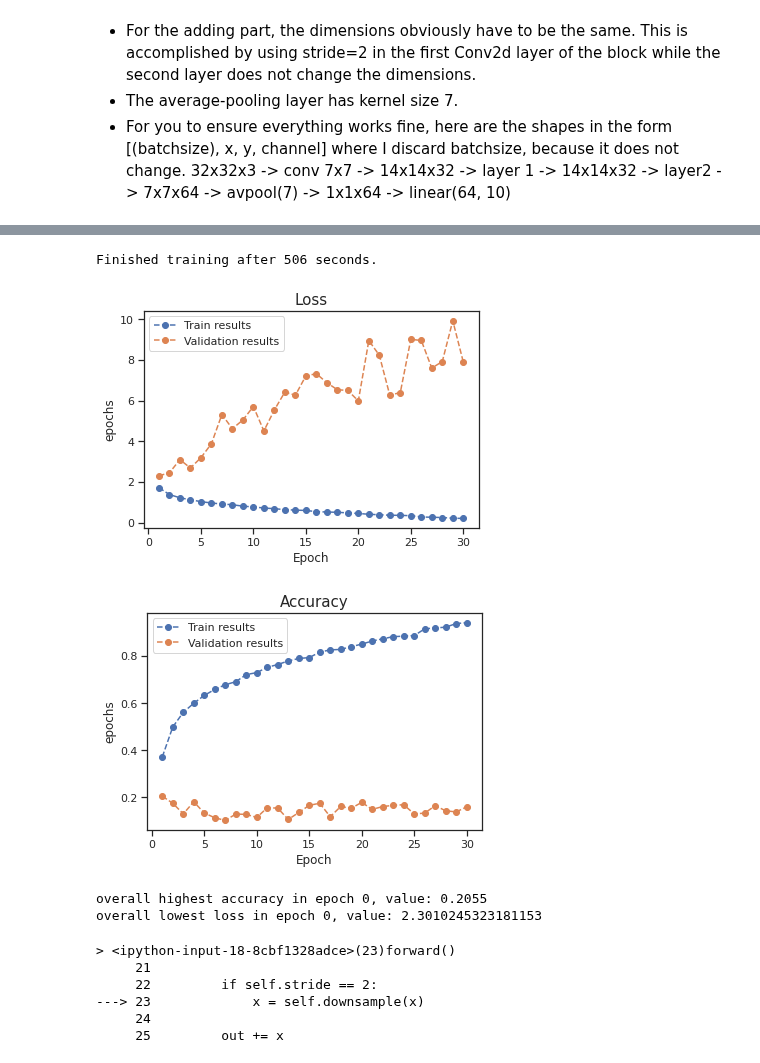
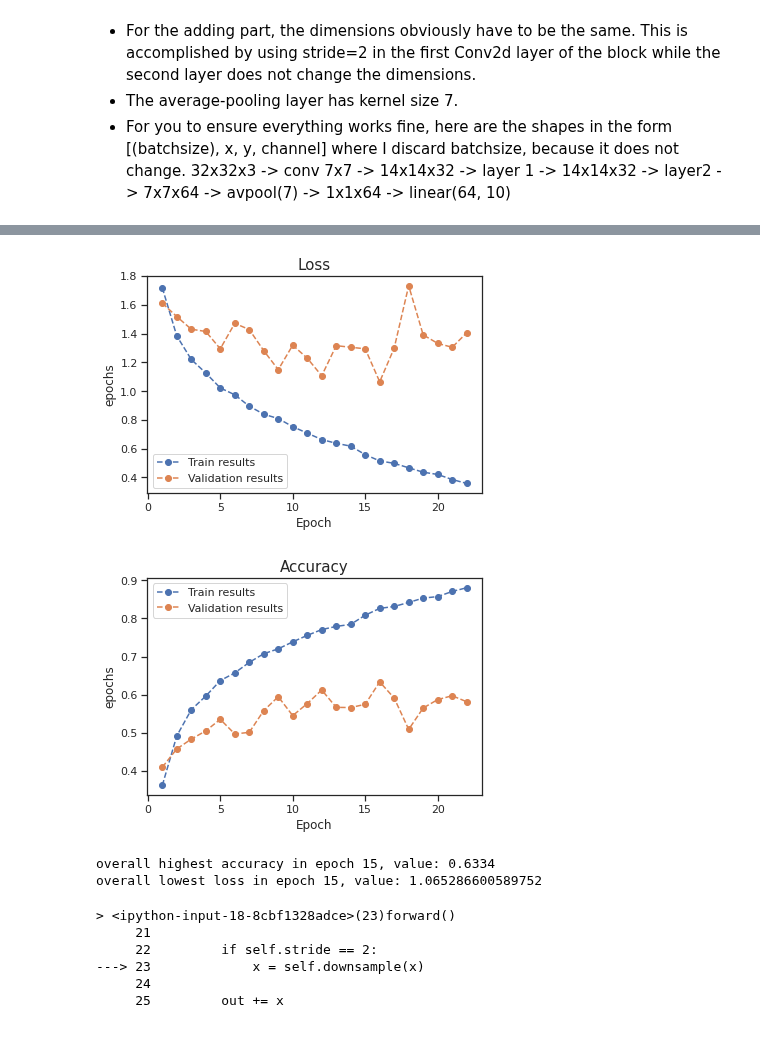
Before and after one commit to jonaden94/deepl-ecker-21-22, a Jupyter notebook: Ex3_2021.ipynb, the cells around one changed output, grey strips where cells are left out. Cells and saved outputs as stored; diff of their text form; code cells hidden in the pictures.

Commit message:
batch norm fix

```diff
--- a/Ex3_2021.ipynb
+++ b/Ex3_2021.ipynb
@@ -84,7 +84,7 @@ data_dir = 'data'
 batch_size = 256
 
 # TODO grab data, generate split, init data loaders
-trainset, testset, mean, std = ut.grab_data(data_dir = data_dir, num_cpus=1)
+trainset, testset, mean, std = ut.grab_data(data_dir = data_dir, num_cpus=2)
 trainset, valset = ut.generate_train_val_data_split(trainset, split_seed=42, val_frac=0.2)
 trainloader, valloader, testloader = ut.init_data_loaders(trainset, valset, testset, batch_size=1024, num_cpus=2)
 # %% [output]
@@ -421,7 +421,8 @@ class ResidualBlock(nn.Module):
 
         super().__init__()
 
-        self.batchnorm = nn.BatchNorm2d(out_channels)
+        self.batchnorm1 = nn.BatchNorm2d(out_channels)
+        self.batchnorm2 = nn.BatchNorm2d(out_channels)
         self.relu = nn.ReLU()
         self.conv1 = nn.Conv2d(in_channels = in_channels, out_channels = out_channels, kernel_size = 3, padding=1, stride=stride)
         self.conv2 = nn.Conv2d(in_channels = out_channels, out_channels = out_channels, kernel_size = 3, padding=1, stride=1)
@@ -431,10 +432,10 @@ class ResidualBlock(nn.Module):
 
     def forward(self, x):
         out = self.conv1(x)
-        out = self.batchnorm(out)
+        out = self.batchnorm1(out)
         out = self.relu(out)
         out = self.conv2(out)
-        out = self.batchnorm(out)
+        out = self.batchnorm2(out)
 
         if self.stride == 2:
             x = self.downsample(x)
@@ -481,9 +482,9 @@ class ResNet(nn.Module):
 model = ResNet()
 model = model.cuda()
 optimizer = torch.optim.Adam(model.parameters(), lr=0.001)
-
-result = ut.run_training(model, optimizer, loss_function, device, 30,
-                      trainloader, valloader, early_stopper=None, verbose=True)
+earlystop = ut.EarlyStopper(patience=5)
+result = ut.run_training(model, optimizer, loss_function, device, 100,
+                      trainloader, valloader, early_stopper=earlystop, verbose=True)
 
 train_losses, val_losses, train_accs, val_accs, confusion_matrix = result
 ut.plot("Loss", "epochs", train_losses, val_losses, yscale='linear')
@@ -510,8 +496,7 @@ Train loss: 0.20, val loss: 7.90, train acc: 0.941, val acc 0.160
-Finished training after 506 seconds.
-[figure, old version]
+[figure, new version]
-[figure, old version]
+[figure, new version]
-overall highest accuracy in epoch 0, value: 0.2055
-overall lowest loss in epoch 0, value: 2.3010245323181153
+overall highest accuracy in epoch 15, value: 0.6334
+overall lowest loss in epoch 15, value: 1.065286600589752
 # %%
 x = 1
 # %%
```
Also changed, not shown: parts of 2 cells of this notebook.
